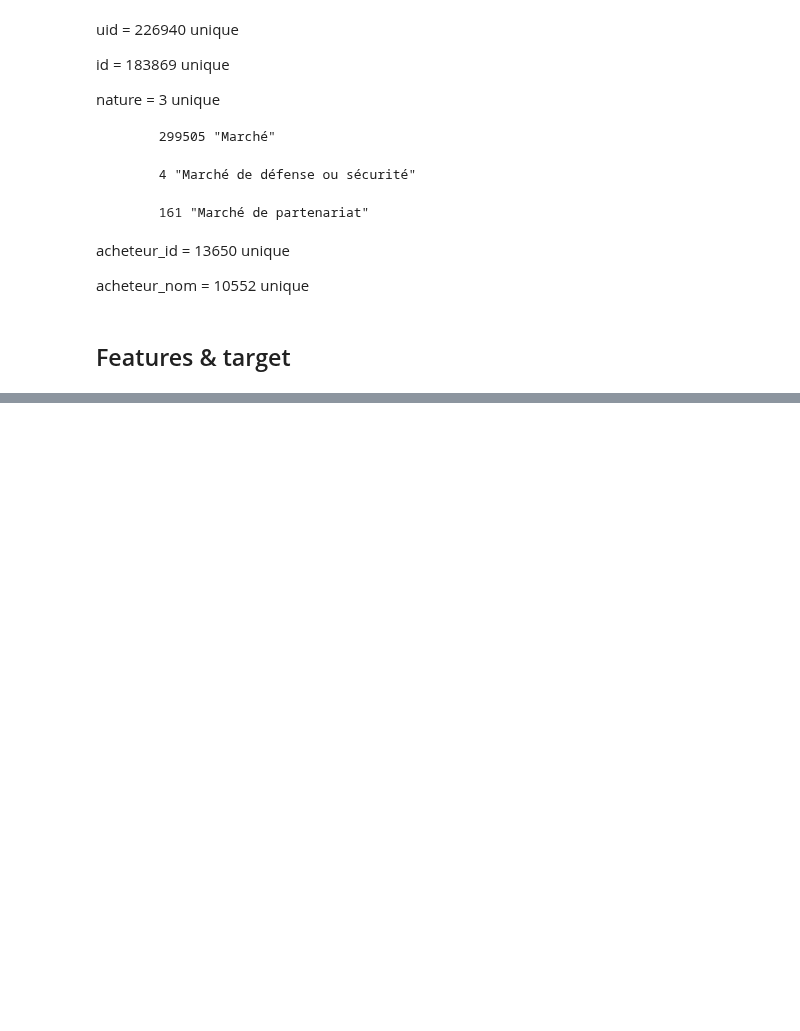
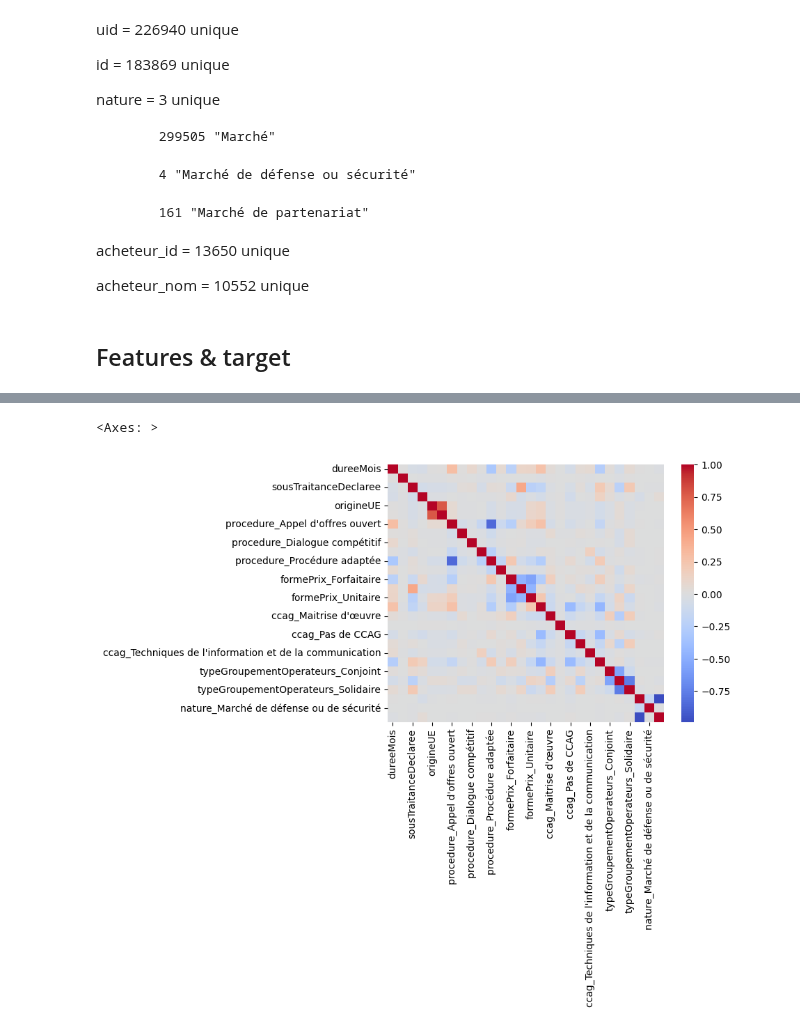
Before and after one commit to RonanB400/decp_ml, a Jupyter notebook: notebooks/JH_exploration.ipynb, the cells around one changed output, grey strips where cells are left out. Saved outputs shown, nothing was run; the diff lists cells and outputs as text; code cells hidden in the pictures; blank space fills up the shorter version.

```diff
--- a/notebooks/JH_exploration.ipynb
+++ b/notebooks/JH_exploration.ipynb
@@ -189,7 +191,7 @@ acheteur_nom = 10552 unique
 ## Features & target
 # %%
 y = data['montant']
-X = data[['procedure', 'dureeMois', 'formePrix', 'attributionAvance', 'offresRecues', 'ccag',
+X1 = data[['procedure', 'dureeMois','nature', 'formePrix', 'offresRecues', 'ccag',
           'sousTraitanceDeclaree', 'typeGroupementOperateurs', 'tauxAvance', 'origineUE',
           'origineFrance']]
 # %%
@@ -209,0 +231,3 @@ Name: montant, Length: 299670, dtype: float64
+# %%
+ohe = OneHotEncoder(sparse_output=False)
+ohe.fit(X[['procedure', 'formePrix', 'ccag', 'typeGroupementOperateurs', 'nature']])
@@ -209,0 +236,2 @@ Name: montant, Length: 299670, dtype: float64
+# %%
+X[ohe.get_feature_names_out()] = ohe.transform(X[['procedure', 'formePrix', 'ccag', 'typeGroupementOperateurs', 'nature']])
@@ -209,0 +256,3 @@ Name: montant, Length: 299670, dtype: float64
+# %%
+X = X.drop(columns=['procedure', 'formePrix', 'ccag', 'typeGroupementOperateurs', 'nature'])
+X.sample(3)
@@ -209,0 +274,5 @@ Name: montant, Length: 299670, dtype: float64
+# %%
+sns.heatmap(pd.DataFrame(X).corr(), cmap='coolwarm')
+# %% [output]
+<Axes: >
+[figure, added]
```
Also changed, not shown: parts of 12 cells of this notebook.
